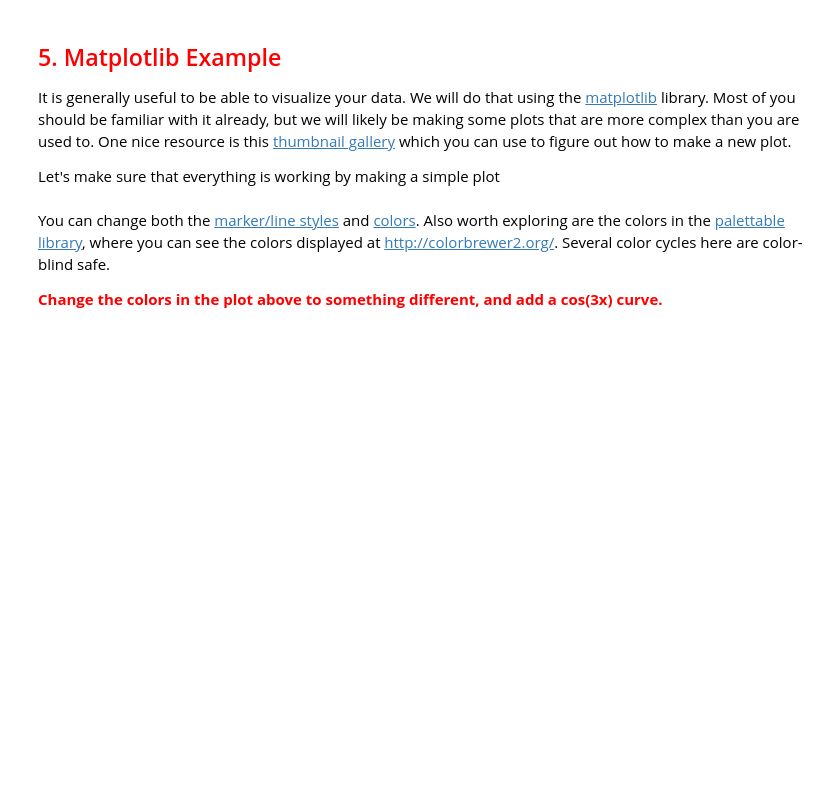
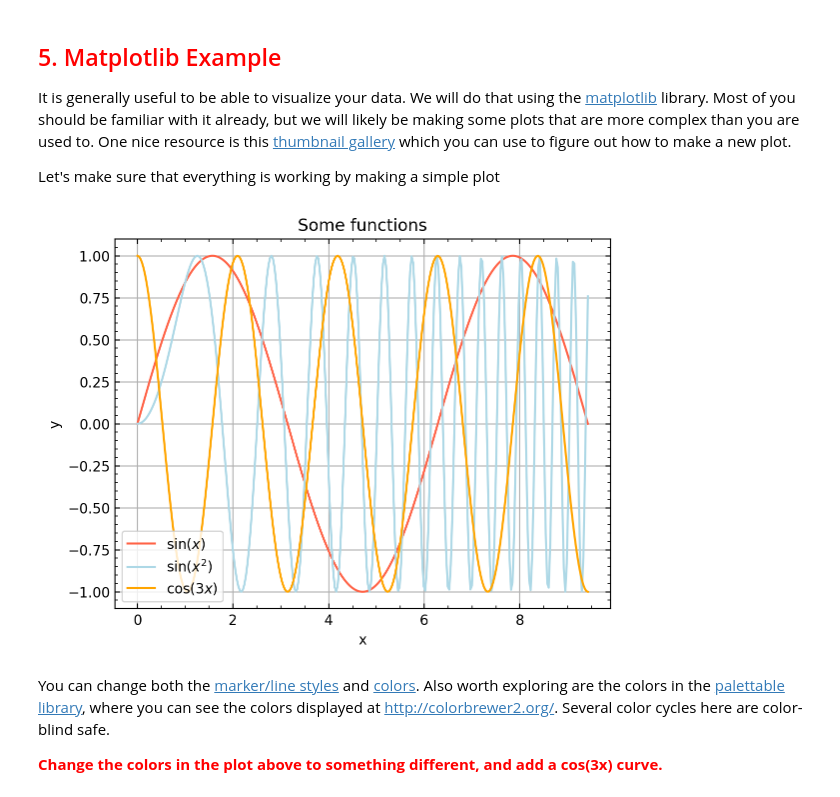
Before and after one commit to VanderbiltAstronomy/astr_8070_s25, a Jupyter notebook: coursework/student_folders/m_rizzosmith/lectures/Lecture_1b_MikeRizzoSmith.ipynb, the cells around one changed output. Saved outputs shown, nothing was run; the diff lists cells and outputs as text; code cells hidden in the pictures; blank space fills up the shorter version.

```diff
--- a/coursework/student_folders/m_rizzosmith/lectures/Lecture_1b_MikeRizzoSmith.ipynb
+++ b/coursework/student_folders/m_rizzosmith/lectures/Lecture_1b_MikeRizzoSmith.ipynb
@@ -493,29 +506,33 @@ Let's make sure that everything is working by making a simple plot
 # %%
 # magic command to make the figure pop up below instead of in a new window
 %matplotlib inline
 %config InlineBackend.figure_format='retina' # very useful command for high-res images
 
 # invoke pyplot in matplotlib, give it an alias
 import matplotlib.pyplot as plt
 import numpy as np
 
 x = np.linspace(0, 3*np.pi, 300)
 
 y = np.sin(x)
 y2 = np.sin(x**2)
+y3 = np.cos(3*x)
 
-plt.plot(x, y, label=r'$\sin(x)$')
-plt.plot(x, y2, label=r'$\sin(x^2)$')
+plt.plot(x, y, color ='tomato', label=r'$\sin(x)$')
+plt.plot(x, y2, color='lightblue', label=r'$\sin(x^2)$')
+plt.plot(x, y3, color='orange', label=r'$\cos(3x)$')
 plt.title('Some functions')
 plt.xlabel('x')
 plt.ylabel('y')
 
 plt.grid(which='major')
 plt.legend(loc='lower left');
 
 ## optional extras
 plt.minorticks_on()
 plt.tick_params(which='both', direction='in', tick2On=True)
+# %% [output]
+[figure, added]
 # %% [markdown]
 You can change both the [marker/line styles](http://matplotlib.org/examples/lines_bars_and_markers/) and [colors](http://matplotlib.org/api/colors_api.html). Also worth exploring are the colors in the [palettable library](https://jiffyclub.github.io/palettable/), where you can see the colors displayed at [http://colorbrewer2.org/](http://colorbrewer2.org/). Several color cycles here are color-blind safe.
 
```
Also changed, not shown: parts of 4 cells of this notebook, 1 other file.
